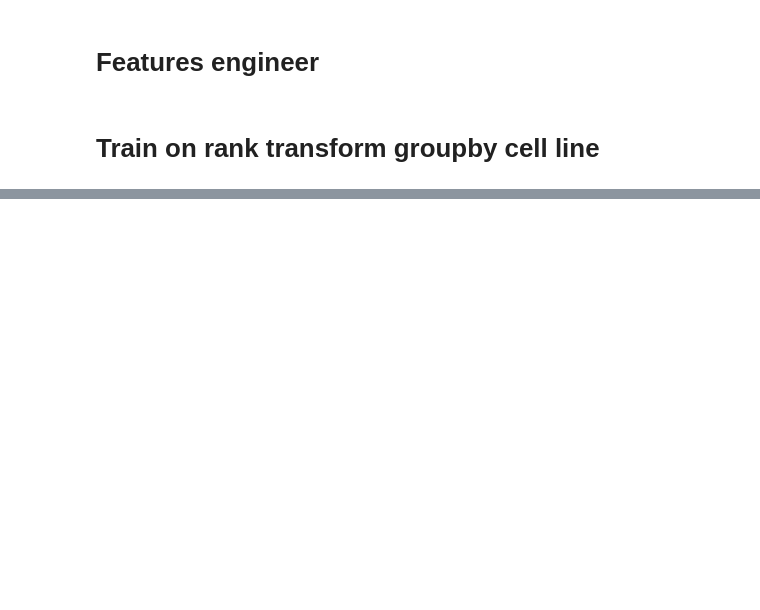
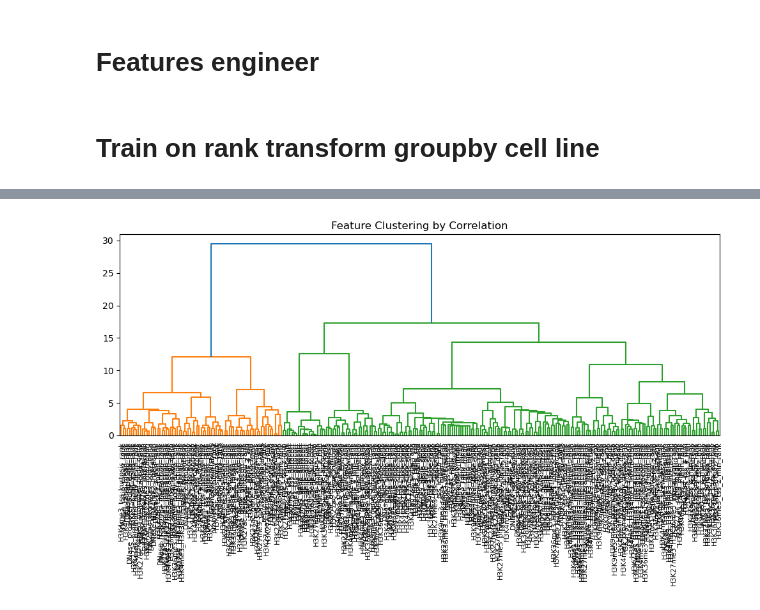
Before and after one commit to Dewey-Wang/Gene-expression-prediction, a Jupyter notebook: 1. data preprocessing/5. features selection.ipynb, the cells around one changed output, grey strips where cells are left out. Cells and saved outputs as stored; diff of their text form; code cells hidden in the pictures; blank space fills up the shorter version.

```diff
--- a/1. data preprocessing/5. features selection.ipynb
+++ b/1. data preprocessing/5. features selection.ipynb
@@ -1259,0 +856,23 @@ Overall mean of per-chromosome means: 0.7723
+# %%
+import seaborn as sns
+import matplotlib.pyplot as plt
+from scipy.cluster.hierarchy import linkage, fcluster, dendrogram
+
+# correlation matrix
+corr = df_X1[features_pruned].corr().abs()
+
+# hierarchical clustering
+Z = linkage(corr, method="ward")
+
+plt.figure(figsize=(10, 6))
+dendrogram(Z, labels=corr.columns, leaf_rotation=90, leaf_font_size=8)
+plt.title("Feature Clustering by Correlation")
+plt.tight_layout()
+plt.show()
+
+# cut the tree at a correlation distance threshold
+max_d = 0.3  # smaller means stricter grouping
+clusters = fcluster(Z, t=max_d, criterion='distance')
+cluster_df = pd.DataFrame({'feature': corr.columns, 'cluster': clusters})
+# %% [output]
+[figure, added]
```
Also changed, not shown: parts of 24 cells of this notebook, 3 other files.
